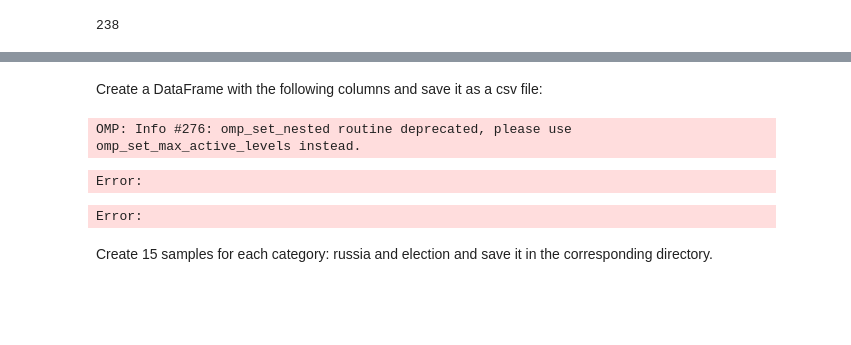
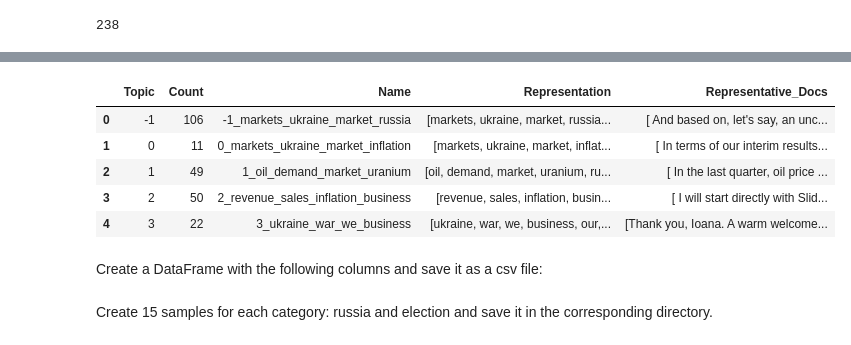
Before and after one commit to falseAzure/infineac, a Jupyter notebook: notebooks/overview.ipynb, the cells around one changed output, grey strips where cells are left out. Saved outputs shown, nothing was run; the diff lists cells and outputs as text; code cells hidden in the pictures; blank space fills up the shorter version.

```diff
--- a/notebooks/overview.ipynb
+++ b/notebooks/overview.ipynb
@@ -37,8 +36,8 @@ from bertopic import BERTopic
 # %% [markdown]
 Load all xml files from the given directory and return a list of corresponding events.
 # %%
-files = [Path("../data/transcripts/2022/15203138_T.xml")]
-events = file_loader.load_files_from_xml(files[0:1000])
+# files = [Path("../data/transcripts/2022/15203138_T.xml")]
+# events = file_loader.load_files_from_xml(files[0:1000])
 # %% [output]
 1 / 1  - Processing file:  ../data/transcripts/2022/15203138_T.xml
 # %%
@@ -105,6 +90,3 @@ docs = process_event.extract_docs_from_events(events_russia, ['russia', 'ukraine
 len(docs)
 # %% [output]
 238
-# %%
-docs = process_event.extract_docs_from_events(events_russia, ['russia', 'ukraine'])
-len(docs)
@@ -135,0 +93,2 @@ Error:
+# %%
+topic_model, topics, probs = topic_extractor.bert_inspired(docs)
@@ -136,3 +100,12 @@ Error:
+# %%
+topic_model.get_topic_info()
+# %% [output]
+|  | Topic | Count | Name | Representation | Representative_Docs |
+| 0 | -1 | 106 | -1_markets_ukraine_market_russia | [markets, ukraine, market, russia... | [ And based on, let's say, an unc... |
+| 1 | 0 | 11 | 0_markets_ukraine_market_inflation | [markets, ukraine, market, inflat... | [ In terms of our interim results... |
+| 2 | 1 | 49 | 1_oil_demand_market_uranium | [oil, demand, market, uranium, ru... | [ In the last quarter, oil price ... |
+| 3 | 2 | 50 | 2_revenue_sales_inflation_business | [revenue, sales, inflation, busin... | [ I will start directly with Slid... |
+| 4 | 3 | 22 | 3_ukraine_war_we_business | [ukraine, war, we, business, our,... | [Thank you, Ioana. A warm welcome... |
 # %%
 # import dill as pickle
 # pickle.dump(events_russia, open('../output/pickled/events_russia.pkl', 'wb'))
@@ -153,12 +126,6 @@ df = pd.DataFrame({'file': file,
                    'election': election})
 # %%
 docs = [event['presentation_collapsed'] + "\n" + event['qa_collapsed'] for event in events_russia]
-# %%
-topics, probs = helper.bert_basic(docs[0:500])
-# %% [output]
-OMP: Info #276: omp_set_nested routine deprecated, please use omp_set_max_active_levels instead.
-Error:
-Error:
 # %%
 df.to_csv('../output/data/overview.csv', index=False)
 # %%
```
Also changed, not shown: parts of 9 cells of this notebook.
